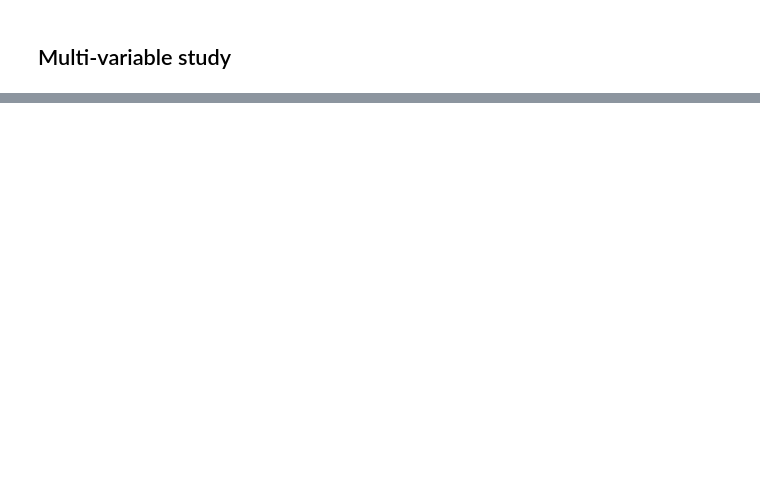
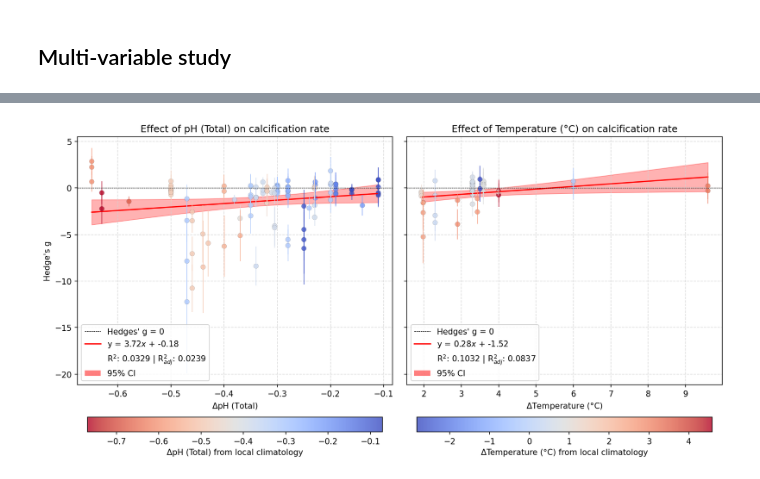
Before and after one commit to orlando-code/calc-rates, a Jupyter notebook: analysis.ipynb, the cells around one changed output, grey strips where cells are left out. Drawn from its saved outputs; the diff is of its cells as text; code cells hidden in the pictures; blank space fills up the shorter version.

Commit message:
huge amount of work done on analysis functions and visualisation

```diff
--- a/analysis.ipynb
+++ b/analysis.ipynb
@@ -397,0 +388,84 @@ results_df.merge(climatology_df, left_index=True, right_index=True)
+# %%
+### merge results with climatology data
+matched_df = results_df.set_index('doi').merge(climatology_df, left_index=True, right_index=True)   # TODO: drops ~100 rows for some reason
+
+# define mapping of climatology variables to treatment variables
+clim_var_map = {'t_in': 'MMM_30y_mean', 'phtot': 'mean_pH_30y_ensemble'}
+
+# calculate difference between treatment and historic conditions dynamically
+matched_df['clim_delta'] = matched_df.apply(
+    lambda row: row['treatment_val'] - row[clim_var_map[row['treatment']]]
+    if row['treatment'] in clim_var_map else np.nan,
+    axis=1
+)
+# assign which variable to use for delta calculation
+matched_df['delta_var'] = matched_df.apply(
+    lambda row: row['delta_t'] if row['treatment'] == 't_in' else row['delta_pH'],
+    axis=1)
+# %%
+import numpy as np
+
+import matplotlib.colors as mcolors
+import matplotlib.cm as cm
+
+fig, (ax_ph, ax_t) = plt.subplots(1, 2, figsize=(12, 6), dpi=150, sharey=True)
+
+plot_results = matched_df
+plot_results = plot_results.dropna(subset=['delta_t', 'delta_pH', 'hedges_g'])
+
+for var, var_name in zip(['phtot', 't_in'], ['pH (Total)', 'Temperature (°C)']):
+    ax = ax_ph if var == 'phtot' else ax_t
+
+    subset_df = plot_results[plot_results['treatment'] == var]
+
+    subset_df = subset_df.infer_objects(copy=False).replace([np.inf, -np.inf], np.nan).dropna(subset=['hedges_g', 'delta_t', 'delta_pH'])   # remove NaNs and infinities
+    delta_var = subset_df['delta_t'] if var == 't_in' else subset_df['delta_pH']
+
+    # plot regression line
+    summary_stats = plotting.simple_regplot(delta_var, subset_df['hedges_g'], ax=ax, line_kws={"color": "r"}, ci_kws={"color": "red"})
+
+    # create colormap based on climatology delta
+    if var == 'phtot':
+        # for pH, larger negative changes worse
+        norm = mcolors.Normalize(vmin=subset_df['clim_delta'].min(), vmax=subset_df['clim_delta'].max())
+        cmap = cm.coolwarm_r  # reverse colormap for pH
+    else:  # t_in
+        # for temperature, larger positive changes worse
+        norm = mcolors.Normalize(vmin=subset_df['clim_delta'].min(), vmax=subset_df['clim_delta'].max())
+        cmap = cm.coolwarm
+
+    colors = [cmap(norm(val)) for val in subset_df['clim_delta']]
+
+    # plot error bars with delta climatology colours
+    for i, (x, y, yerr, color) in enumerate(zip(delta_var, subset_df['hedges_g'],
+                                            (subset_df['hedges_g'] - subset_df['hedges_g_l']).values,
+                                            colors)):
+        ax.errorbar(x, y, yerr=[[yerr], [yerr]], fmt='none', ecolor=color, alpha=0.7, lw=1)
+
+    scatter = ax.scatter(delta_var, subset_df['hedges_g'],
+                         c=subset_df['clim_delta'], cmap=cmap, norm=norm,
+                         alpha=0.8, lw=0.1, edgecolor='black')
+
+    cbar = plt.colorbar(scatter, ax=ax, fraction=0.05, pad=0.11, orientation = 'horizontal')
+    cbar.set_label(f"Δ{var_name} from local climatology")
+
+    # formatting
+    ax.grid(c='lightgrey', linestyle='--', alpha=0.8)
+    ax.set_ylabel("")
+    ax.set_xlabel(f"$\\Delta${var_name}")
+    ax.set_title(f"Effect of {var_name} on calcification rate")
+    ax.axhline(0, color='black', linestyle='--', lw=0.5, label='Hedges\' g = 0')
+    # legend
+    c, m = summary_stats.params
+    ax.plot([],[], c='red', label=f"y = {m:.2f}$x$ + {c:.2f}")
+    alpha_patch = plt.Rectangle((0,0), 1, 1, fc="red", edgecolor='none', alpha=0.5)
+    ax.plot([], [], alpha=0, label=f"R$^2$: {summary_stats.rsquared:.4f} | R$^2_{{adj}}$: {summary_stats.rsquared_adj:.4f}")
+    handles, labels = ax.get_legend_handles_labels()
+    handles.append(alpha_patch)
+    labels.append("95% CI")
+    ax.legend(handles, labels)
+
+ax_ph.set_ylabel("Hedge's g")
+plt.tight_layout()
+# %% [output]
+[figure, added]
```
Also changed, not shown: parts of 30 cells of this notebook, 1 other file.
